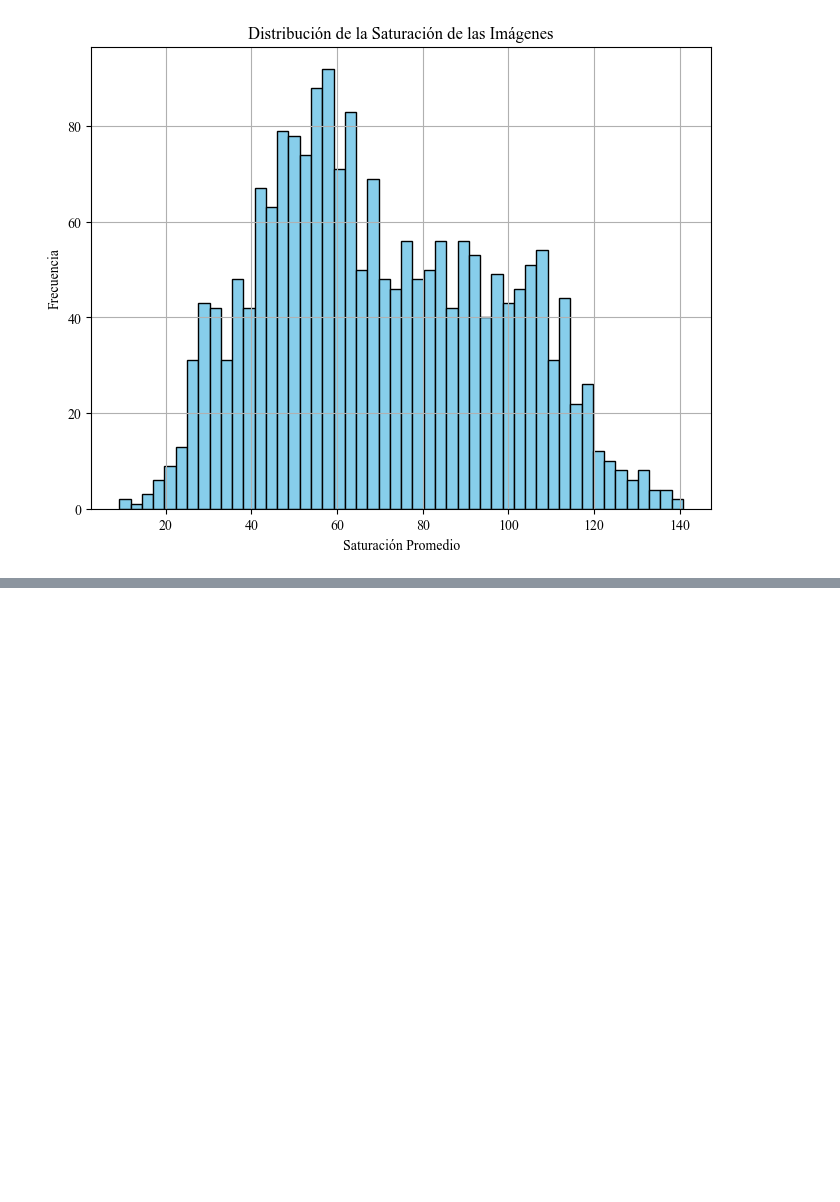
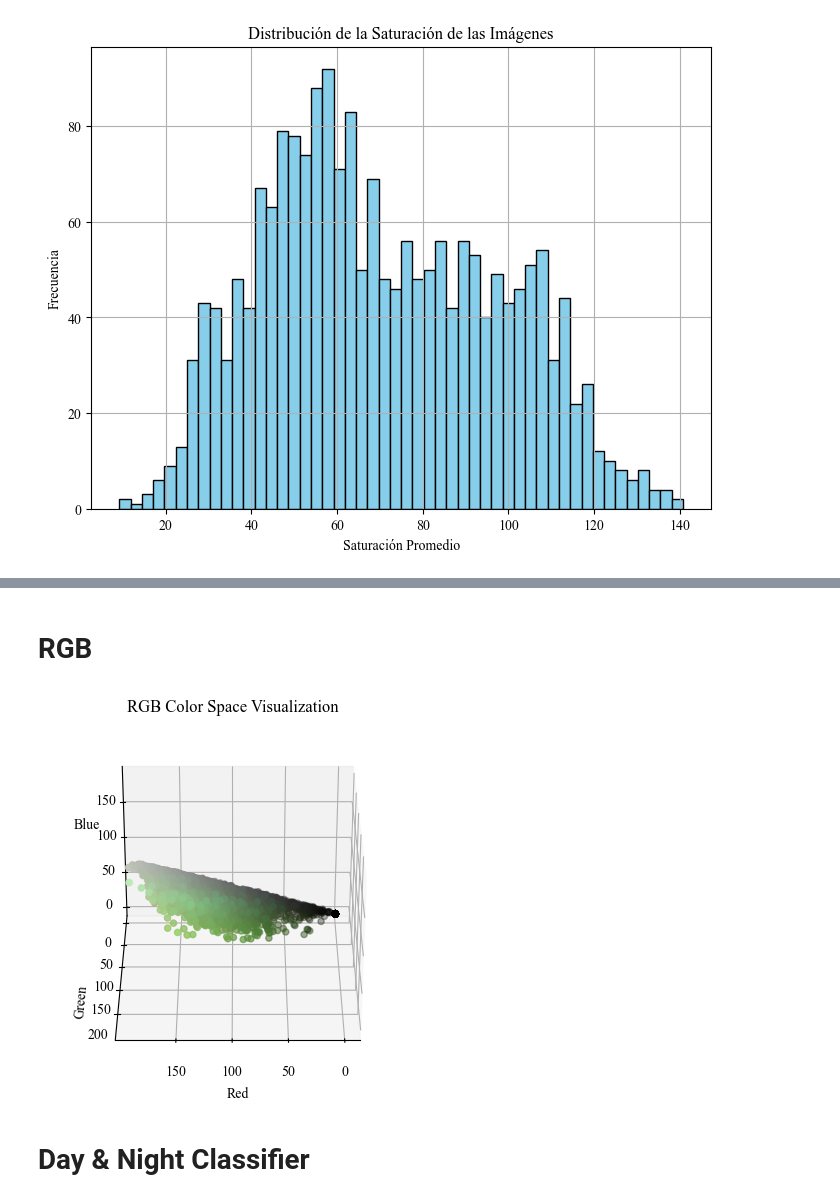
Before and after one commit to azulamakk/PF-vacasVaqueras, a Jupyter notebook: imageSize.ipynb, the cells around one changed output, grey strips where cells are left out. Drawn from its saved outputs; the diff is of its cells as text; code cells hidden in the pictures; blank space fills up the shorter version.

```diff
--- a/imageSize.ipynb
+++ b/imageSize.ipynb
@@ -277,0 +325,46 @@ plt.show()
+# %% [markdown]
+# RGB
+# %%
+import os
+import numpy as np
+import matplotlib.pyplot as plt
+
+from PIL import Image
+images_dir = "./images"
+image_files = images_dir
+num_images = len(image_files)
+
+image_size = (100, 100)
+
+rgb_values = np.zeros((num_images * image_size[0] * image_size[1], 3), dtype=np.uint8)
+
+for filename in os.listdir(images_dir):
+    if filename.endswith(".png") or filename.endswith(".jpg"):
+        image_path = os.path.join(images_dir, filename)
+        img = Image.open(image_path)
+    img = img.resize(image_size)
+    img_rgb = np.array(img.convert('RGB'))
+
+    rgb_values[i * image_size[0] * image_size[1]: (i + 1) * image_size[0] * image_size[1]] = img_rgb.reshape(-1, 3)
+
+fig = plt.figure()
+ax = fig.add_subplot(111, projection='3d')
+
+r = rgb_values[:, 0]
+g = rgb_values[:, 1]
+b = rgb_values[:, 2]
+
+ax.scatter(r, g, b, c=rgb_values / 255.0, marker='o')
+
+ax.set_xlabel('Red')
+ax.set_ylabel('Green')
+ax.set_zlabel('Blue')
+ax.set_title('RGB Color Space Visualization')
+
+ax.view_init(elev=30, azim=90)
+
+plt.show()
+# %% [output]
+[figure, added]
+# %% [markdown]
+# Day & Night Classifier
```
Also changed, not shown: parts of 5 cells of this notebook.
